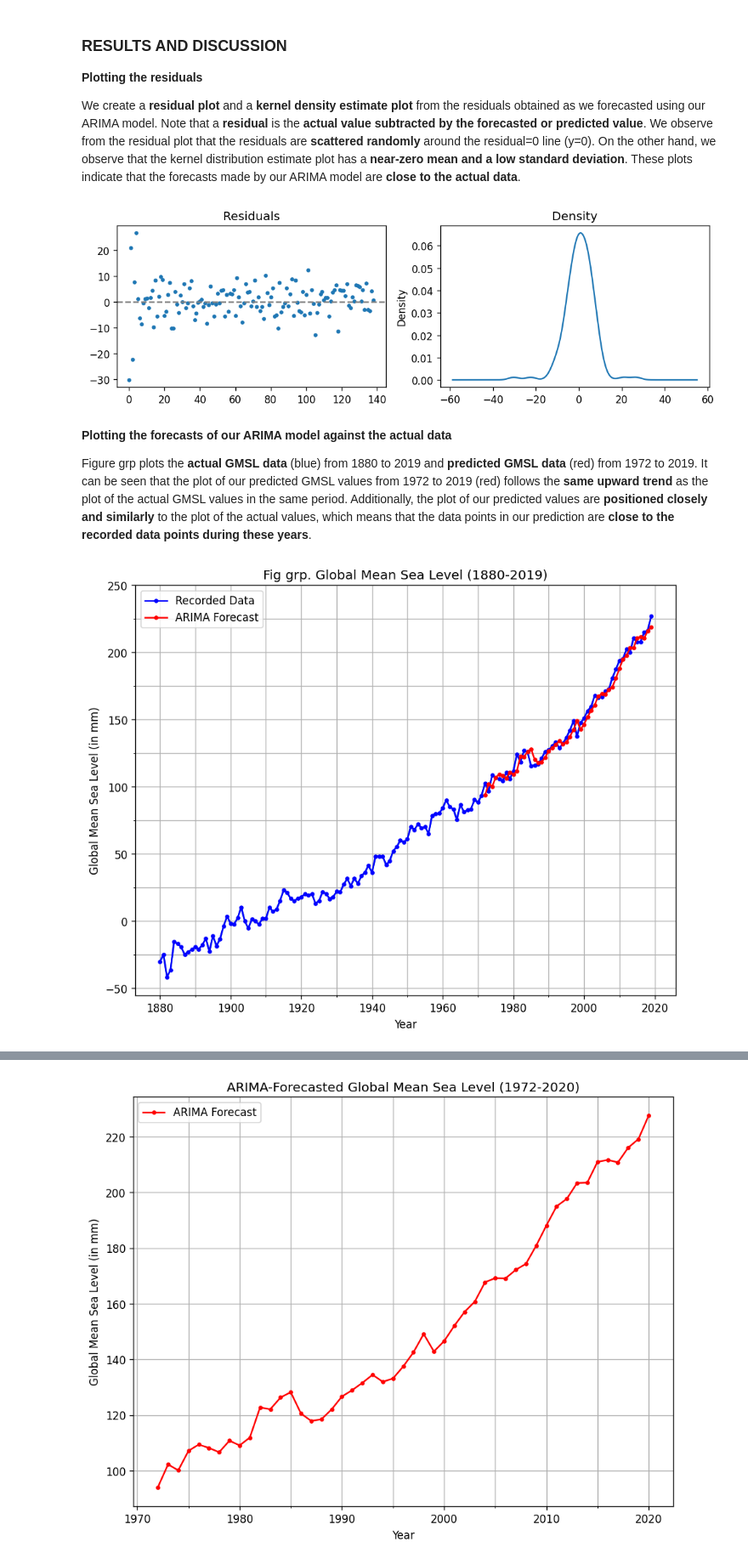
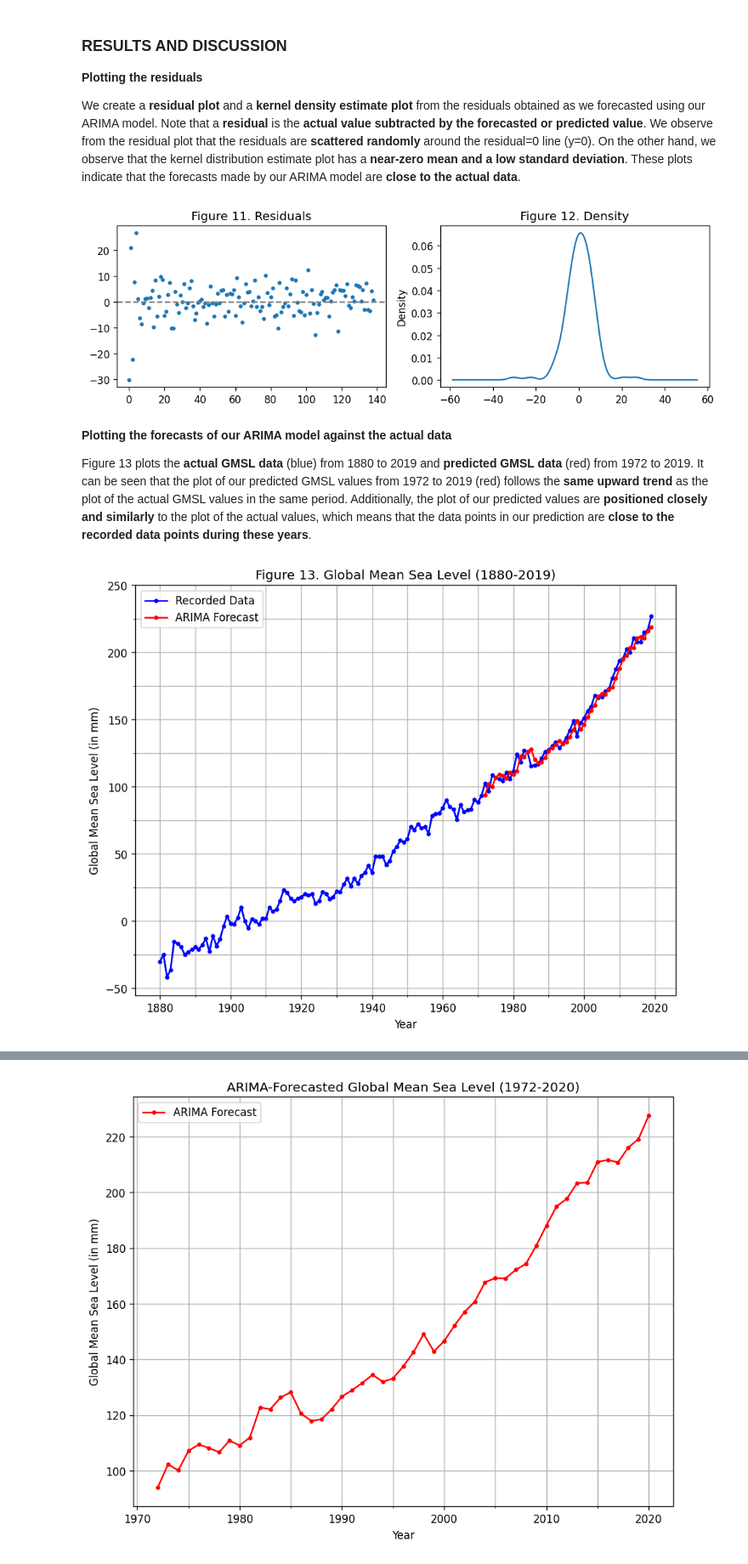
Before and after one commit to nccruel/132project, a Jupyter notebook: GMSL_Forecasting_Using_ARIMA.ipynb, the cells around one changed output, grey strips where cells are left out. Shown at 85% size. Cells and saved outputs as stored; diff of their text form; code cells hidden in the pictures.

```diff
--- a/GMSL_Forecasting_Using_ARIMA.ipynb
+++ b/GMSL_Forecasting_Using_ARIMA.ipynb
@@ -178,21 +178,21 @@ We create a **residual plot** and a **kernel density estimate plot** from the re
 # %%
 # Plot residual errors
 plt.rcParams.update({'figure.figsize':(9,3), 'figure.dpi':120})
 residuals = pd.DataFrame(arima_model_fit.resid)
 fig, ax = plt.subplots(1,2)
-residuals.plot(title="Residuals", ax=ax[0], marker='.', linestyle='')
+residuals.plot(title="Figure 11. Residuals", ax=ax[0], marker='.', linestyle='')
 ax[0].axhline(y=0, color='grey', linestyle='--')
-residuals.plot(kind='kde', title='Density', ax=ax[1])
+residuals.plot(kind='kde', title='Figure 12. Density', ax=ax[1])
 fig.tight_layout()
 ax[0].get_legend().remove()
 ax[1].get_legend().remove()
 plt.show()
 # %% [output]
-[figure, old version]
+[figure, new version]
 # %% [markdown]
 **Plotting the forecasts of our ARIMA model against the actual data**
 
-Figure grp plots the **actual GMSL data** (blue) from 1880 to 2019 and **predicted GMSL data** (red) from 1972 to 2019. It can be seen that the plot of our predicted GMSL values from 1972 to 2019 (red) follows the **same upward trend** as the plot of the actual GMSL values in the same period. Additionally, the plot of our predicted values are **positioned closely and similarly** to the plot of the actual values, which means that the data points in our prediction are **close to the recorded data points during these years**.
+Figure 13 plots the **actual GMSL data** (blue) from 1880 to 2019 and **predicted GMSL data** (red) from 1972 to 2019. It can be seen that the plot of our predicted GMSL values from 1972 to 2019 (red) follows the **same upward trend** as the plot of the actual GMSL values in the same period. Additionally, the plot of our predicted values are **positioned closely and similarly** to the plot of the actual values, which means that the data points in our prediction are **close to the recorded data points during these years**.
 # %%
 plt.rcParams.update({'figure.figsize':(9,7), 'figure.dpi':120})
 
@@ -212,14 +212,14 @@ ax.set_xticks(np.arange(1880, 2021, 10), minor=True)
 
 plt.xlabel("Year")
 plt.ylabel("Global Mean Sea Level (in mm)")
-plt.title("Fig grp. Global Mean Sea Level (1880-2019)")
+plt.title("Figure 13. Global Mean Sea Level (1880-2019)")
 
 # Display
 plt.legend()
 plt.grid(linestyle='-', which='both')
 plt.show()
 # %% [output]
-[figure, old version]
+[figure, new version]
 # %% [markdown]
 **Measuring the performance of our ARIMA model**
 
```
Also changed, not shown: parts of 9 cells of this notebook.
